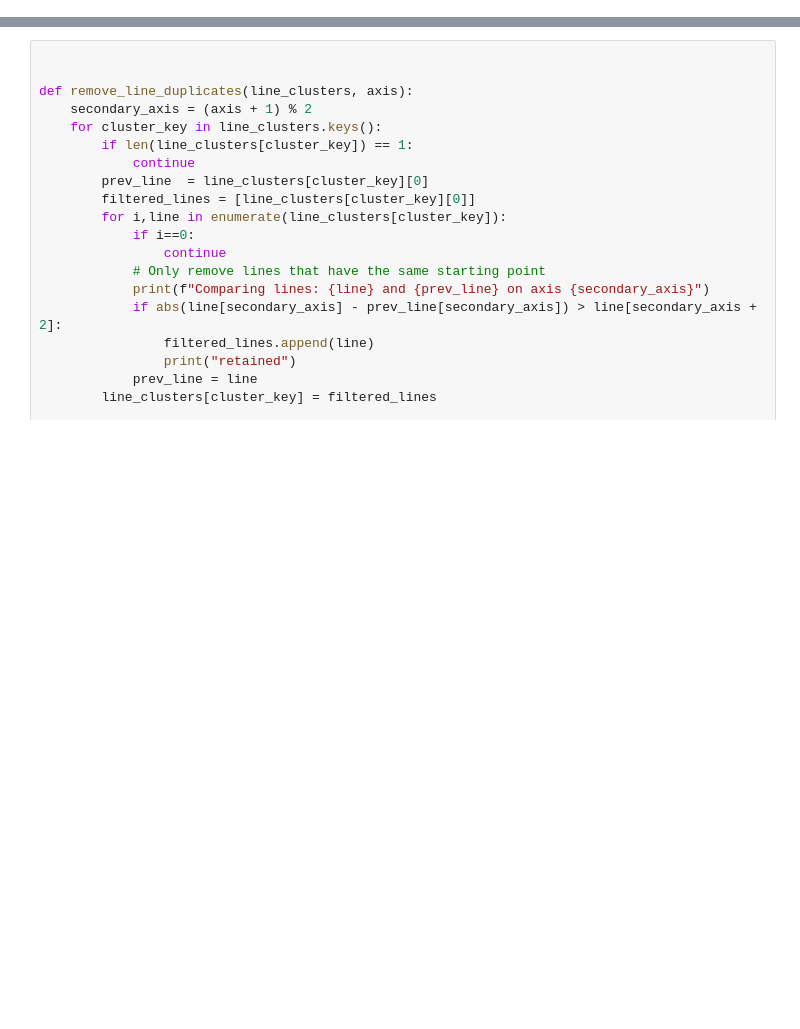
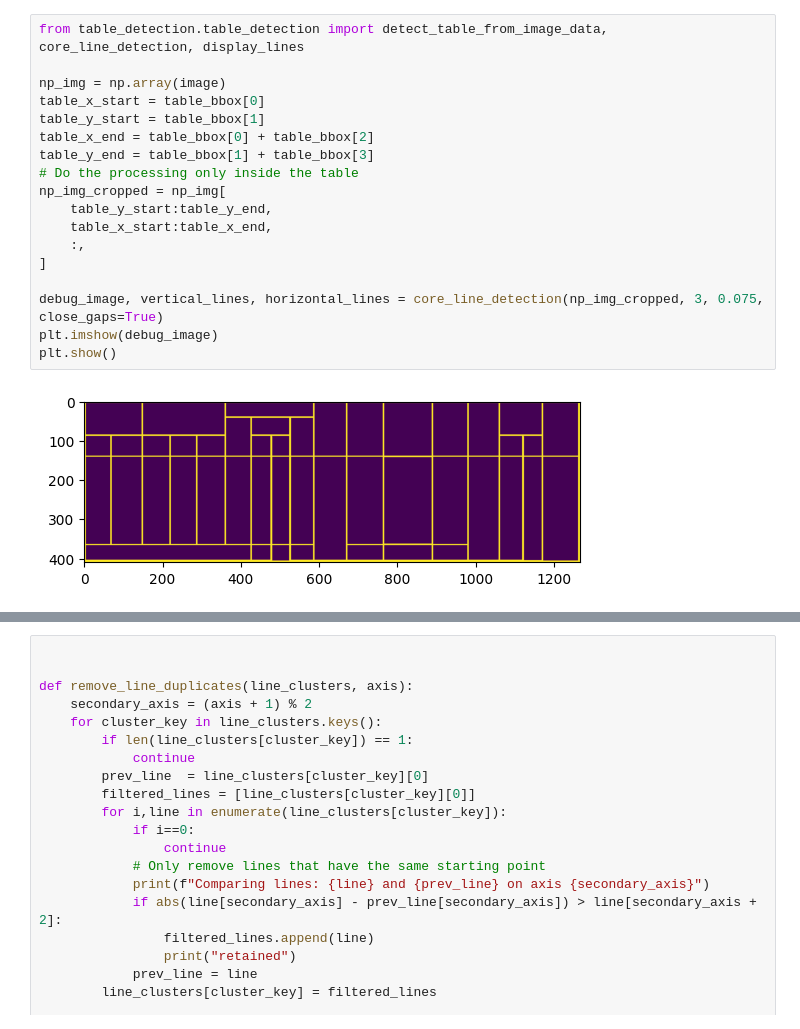
Before and after one commit to AIDZLegaldatabase/ocr-recognition, a Jupyter notebook: test_cell.ipynb, the cells around one changed output, grey strips where cells are left out. Saved outputs shown, nothing was run; the diff lists cells and outputs as text; blank space fills up the shorter version.

```diff
--- a/test_cell.ipynb
+++ b/test_cell.ipynb
@@ -19,2 +58,22 @@ plt.show()
+# %%
+from table_detection.table_detection import detect_table_from_image_data, core_line_detection, display_lines
+
+np_img = np.array(image)
+table_x_start = table_bbox[0]
+table_y_start = table_bbox[1]
+table_x_end = table_bbox[0] + table_bbox[2]
+table_y_end = table_bbox[1] + table_bbox[3]
+# Do the processing only inside the table
+np_img_cropped = np_img[
+    table_y_start:table_y_end,
+    table_x_start:table_x_end,
+    :,
+]
+
+debug_image, vertical_lines, horizontal_lines = core_line_detection(np_img_cropped, 3, 0.075, close_gaps=True)
+plt.imshow(debug_image)
+plt.show()
+# %% [output]
+[figure, added]
 # %%
 import cv2
```
Also changed, not shown: parts of 7 cells of this notebook, 2 other files.
